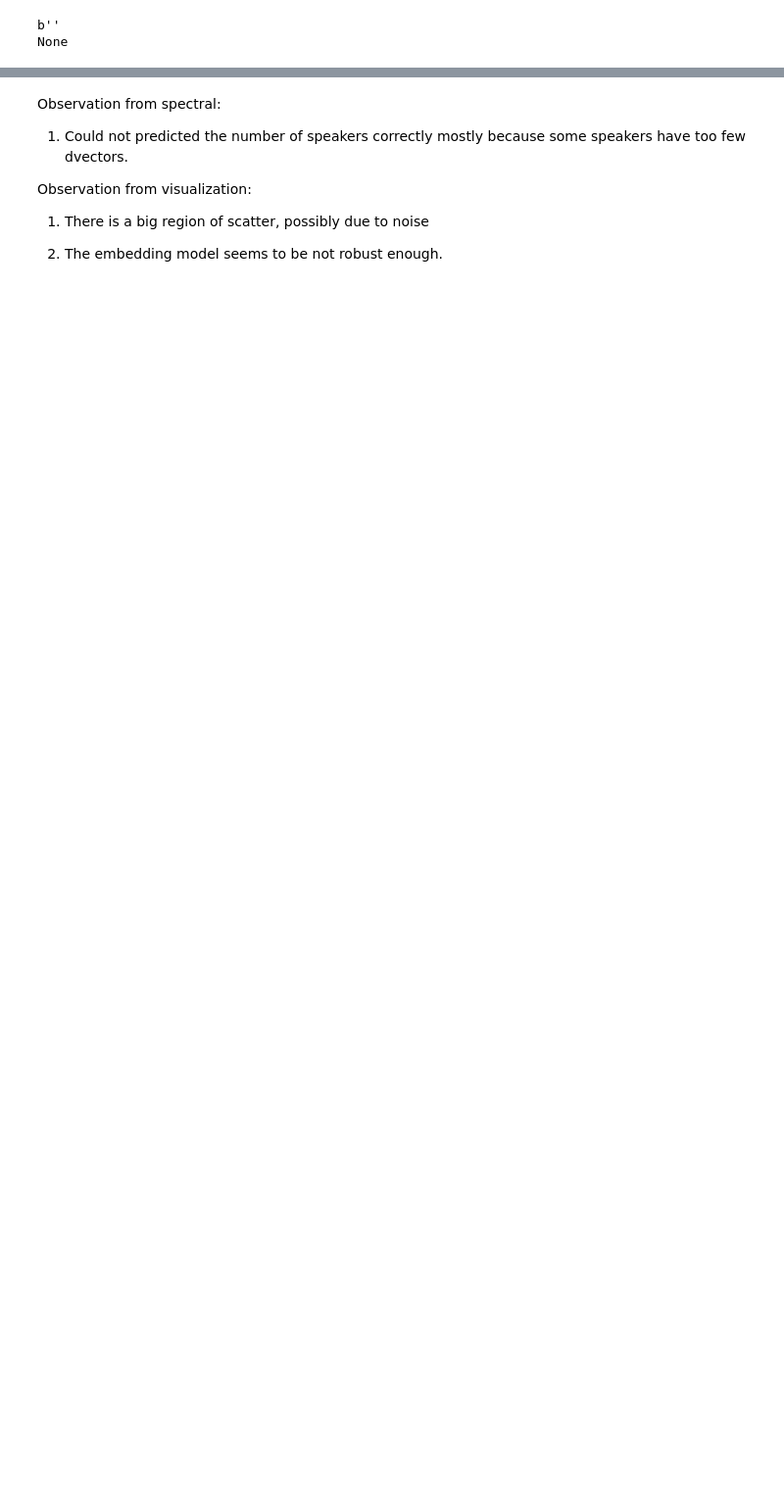
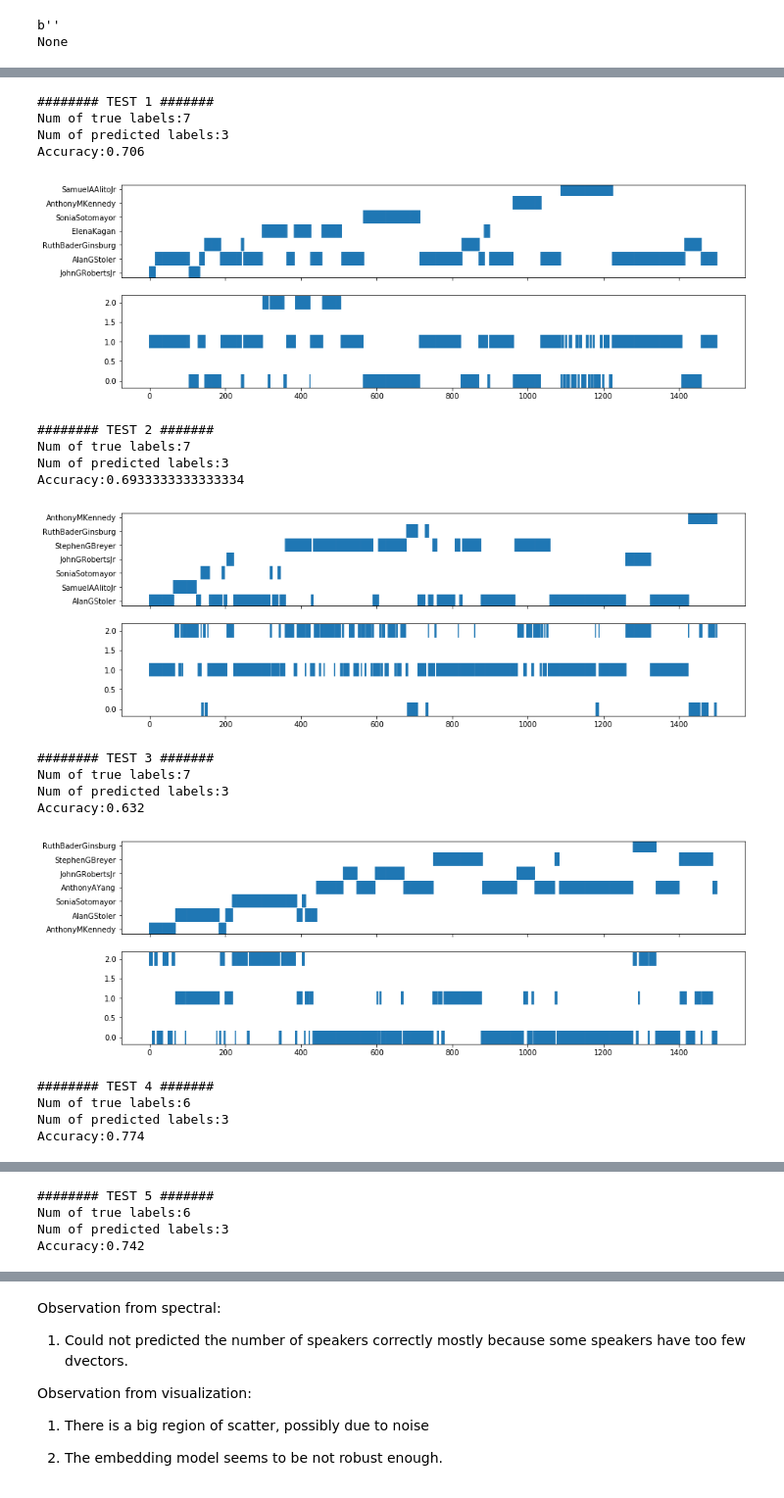
Before and after one commit to Eason6wang/PyTorch_Speaker_Verification, a Jupyter notebook: court_diarization_demo.ipynb, the cells around one changed output, grey strips where cells are left out. Shown at 98% size. Drawn from its saved outputs; the diff is of its cells as text; code cells hidden in the pictures; blank space fills up the shorter version.

Commit message:
support multi spectral

```diff
--- a/court_diarization_demo.ipynb
+++ b/court_diarization_demo.ipynb
@@ -187,0 +190,41 @@ Average accuracy:0.8585193039695486
+# %%
+from multiprocessing import Pool
+def spectral_parallel(sequence):
+    clusterer = SpectralClusterer(min_clusters=3,max_clusters=20,p_percentile=0.92,gaussian_blur_sigma=2)
+    labels = clusterer.predict(sequence)
+    return labels
+NUM_PROCESSES = 4
+pool = Pool(NUM_PROCESSES)
+results = pool.map(spectral_parallel, test_sequences)
+index = 1
+for true_labels, predicted_labels in zip(test_cluster_ids, results):
+    print("######## TEST " + str(index) + " #######")
+    print("Num of true labels:" + str(len(set(true_labels))))
+    print("Num of predicted labels:" + str(len(set(predicted_labels))))
+    accuracy = uisrnn.compute_sequence_match_accuracy(list(true_labels), list(predicted_labels))
+    print("Accuracy:" + str(accuracy))
+    index += 1
+    f, (ax1, ax2) = plt.subplots(2, sharex=True, figsize=(15, 5))
+    ax1.scatter(range(len(true_labels)), true_labels, s=300, marker='|')
+    ax2.scatter(range(len(predicted_labels)), predicted_labels, s=300, marker='|')
+    plt.show()
+# %% [output]
+######## TEST 1 #######
+Num of true labels:7
+Num of predicted labels:3
+Accuracy:0.706
+[figure, added]
+######## TEST 2 #######
+Num of true labels:7
+Num of predicted labels:3
+Accuracy:0.6933333333333334
+[figure, added]
+######## TEST 3 #######
+Num of true labels:7
+Num of predicted labels:3
+Accuracy:0.632
+[figure, added]
+######## TEST 4 #######
+Num of true labels:6
+Num of predicted labels:3
+Accuracy:0.774
@@ -187,0 +232,4 @@ Average accuracy:0.8585193039695486
+######## TEST 5 #######
+Num of true labels:6
+Num of predicted labels:3
+Accuracy:0.742
```
Also changed, not shown: parts of 8 cells of this notebook, 1 other file.
